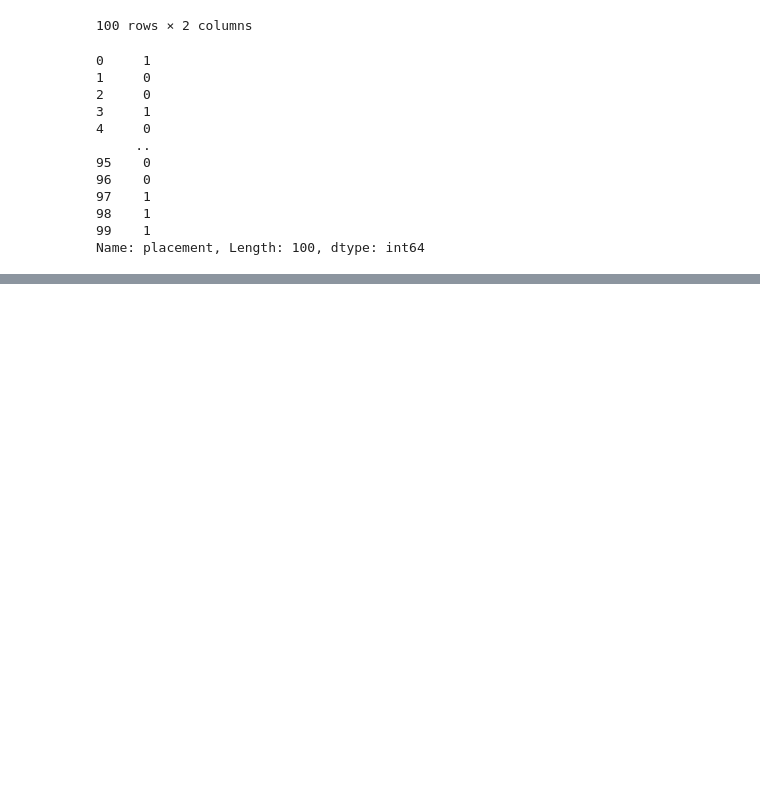
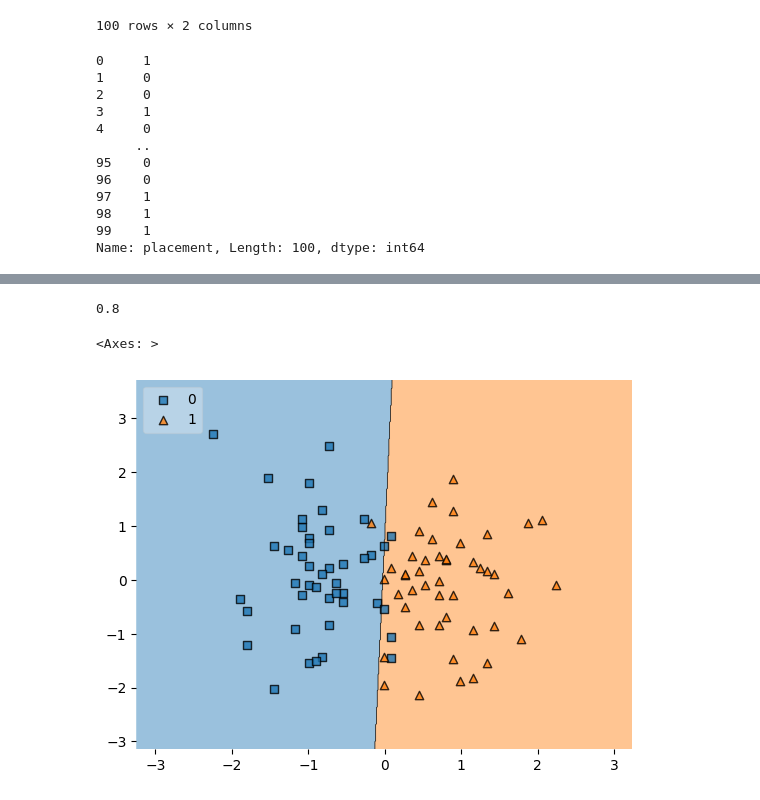
Before and after one commit to NikhilGoral28/machine_learning, a Jupyter notebook: Project/Placement_project/ml.ipynb, the cells around one changed output, grey strips where cells are left out. Saved outputs shown, nothing was run; the diff lists cells and outputs as text; code cells hidden in the pictures; blank space fills up the shorter version.

```diff
--- a/Project/Placement_project/ml.ipynb
+++ b/Project/Placement_project/ml.ipynb
@@ -107,0 +94,4 @@ train_test_split(X,Y, test_size=0.1)
+# %%
+scalar = StandardScaler()
+# %%
+X_train = scalar.fit_transform(X_train)
@@ -107,0 +137,5 @@ train_test_split(X,Y, test_size=0.1)
+# %%
+clf = LogisticRegression()
+# %%
+#model training
+clf.fit(X_train,y_train)
@@ -107,0 +162,4 @@ train_test_split(X,Y, test_size=0.1)
+# %%
+accuracy_score(y_test, y_pred)
+# %% [output]
+0.8
@@ -107,0 +168,5 @@ train_test_split(X,Y, test_size=0.1)
+# %%
+plot_decision_regions(X_train, y_train.values, clf=clf, legend=2)
+# %% [output]
+<Axes: >
+[figure, added]
```
Also changed, not shown: parts of 14 cells of this notebook, 2 other files.
